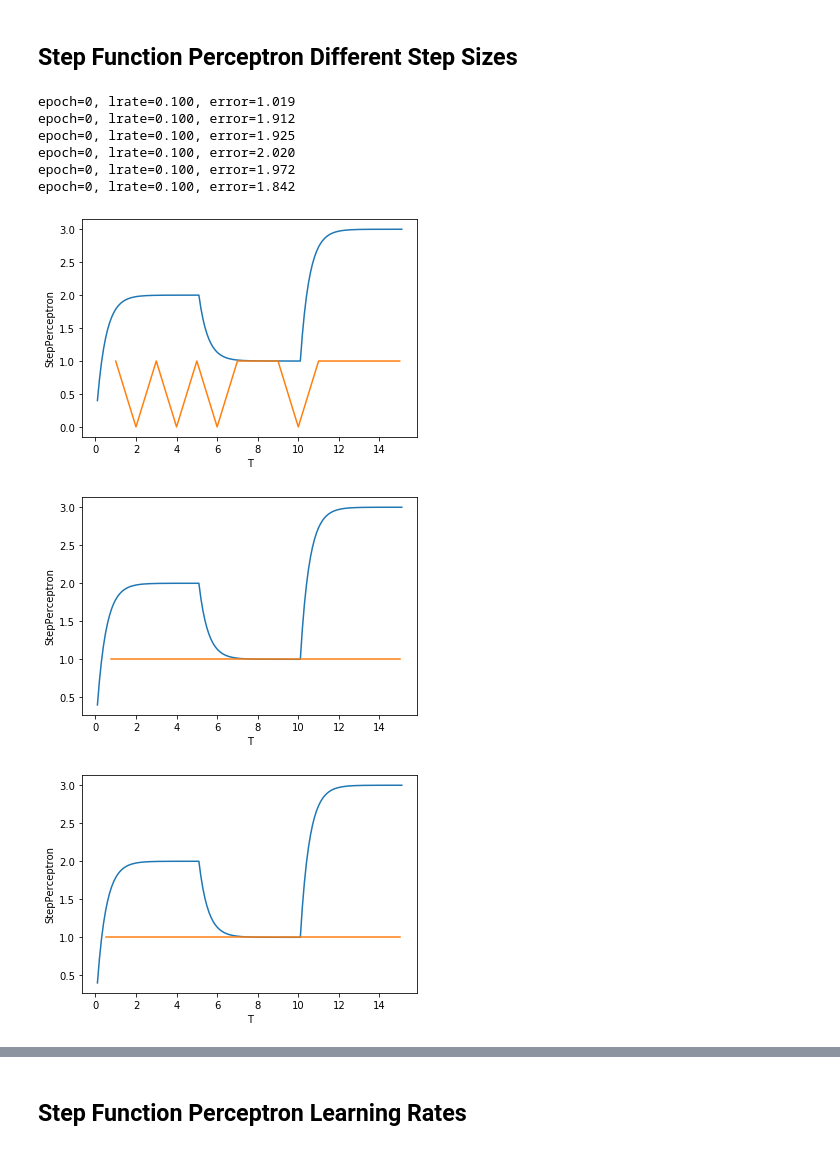
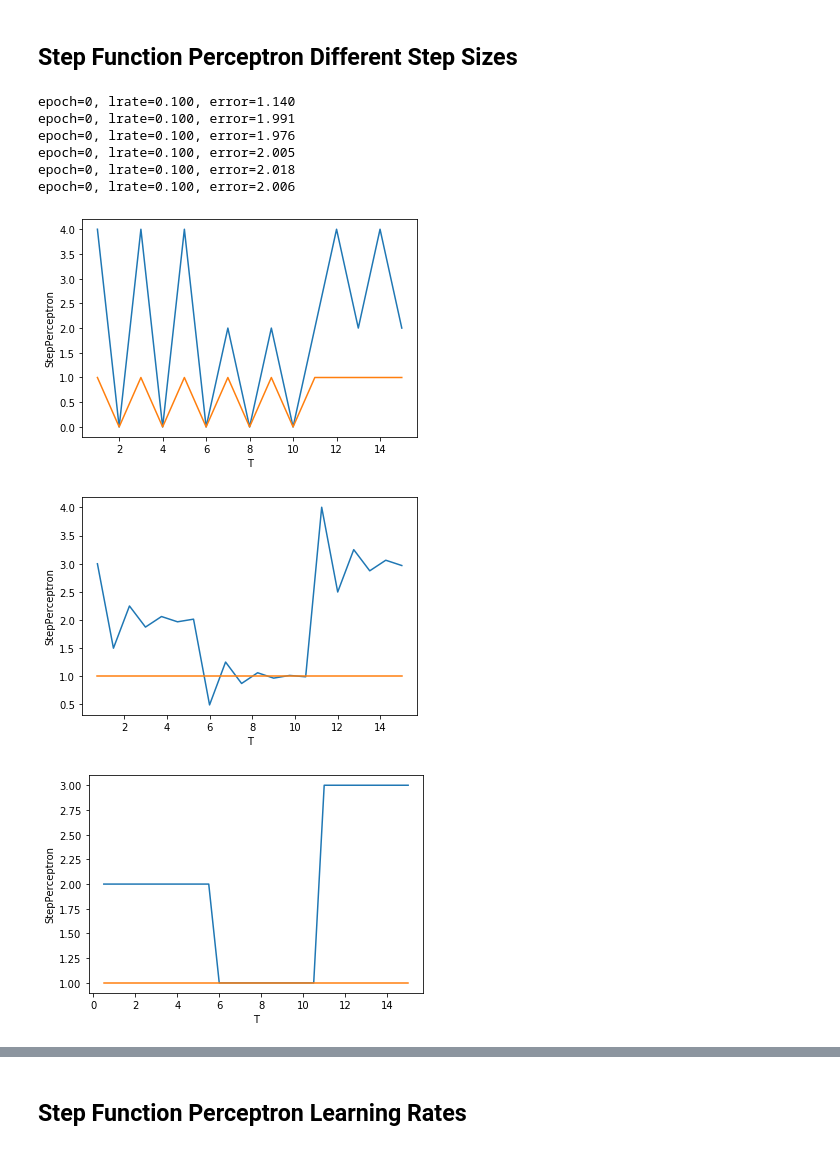
Before and after one commit to JamesDun2866/Computational-Science, a Jupyter notebook: Computational Science.ipynb, the cells around one changed output, grey strips where cells are left out. Cells and saved outputs as stored; diff of their text form; code cells hidden in the pictures.

```diff
--- a/Computational Science.ipynb
+++ b/Computational Science.ipynb
@@ -530,45 +520,45 @@ Enter Selected Epoch
 # %% [markdown]
 ## Step Function Perceptron Different Step Sizes
 # %%
-Noisedx2  = df2['xNoise'].to_numpy()
-Noisedx3  = df3['xNoise'].to_numpy()
-Noisedx4  = df4['xNoise'].to_numpy()
-Noisedx5  = df5['xNoise'].to_numpy()
-Noisedx6  = df6['xNoise'].to_numpy()
-Noisedx7  = df7['xNoise'].to_numpy()
+Noisedx2  = df2['xNoise'].to_numpy() #set Xnoise to varible (DF2) Step size (1)
+Noisedx3  = df3['xNoise'].to_numpy() #set Xnoise to varible (DF3) Step size (0.75)
+Noisedx4  = df4['xNoise'].to_numpy() #set Xnoise to varible (DF4) Step size (0.5)
+Noisedx5  = df5['xNoise'].to_numpy() #set Xnoise to varible (DF5) Step size (0.25)
+Noisedx6  = df6['xNoise'].to_numpy() #set Xnoise to varible (DF6) Step size (0.01)
+Noisedx7  = df7['xNoise'].to_numpy() #set Xnoise to varible (DF7) Step size (0.001)
 
-StepPerceptron2 = train_weights_step(Noisedx2,0.1,1)
-StepPerceptron3 = train_weights_step(Noisedx3,0.1,1)
-StepPerceptron4 = train_weights_step(Noisedx4,0.1,1)
-StepPerceptron5 = train_weights_step(Noisedx5,0.1,1)
-StepPerceptron6 = train_weights_step(Noisedx6,0.1,1)
-StepPerceptron7 = train_weights_step(Noisedx7,0.1,1)
+StepPerceptron2 = train_weights_step(Noisedx2,0.1,1) #Train the Xvalues (DF2) Step Size (1)
+StepPerceptron3 = train_weights_step(Noisedx3,0.1,1) #Train the Xvalues (DF3) Step Size (0.75)
+StepPerceptron4 = train_weights_step(Noisedx4,0.1,1) #Train the Xvalues (DF4) Step Size (0.5)
+StepPerceptron5 = train_weights_step(Noisedx5,0.1,1) #Train the Xvalues (DF5) Step Size (0.25)
+StepPerceptron6 = train_weights_step(Noisedx6,0.1,1) #Train the Xvalues (DF6) Step Size (0.01)
+StepPerceptron7 = train_weights_step(Noisedx7,0.1,1) #Train the Xvalues (DF7) Step Size (0.001)
 
-df2['StepPerceptron'] = StepPerceptron2
-df3['StepPerceptron'] = StepPerceptron3
-df4['StepPerceptron'] = StepPerceptron4
-df5['StepPerceptron'] = StepPerceptron5
-df6['StepPerceptron'] = StepPerceptron6
-df7['StepPerceptron'] = StepPerceptron7
+df2['StepPerceptron'] = StepPerceptron2 #Add predictions to dataframe (DF2) Step Size (1)
+df3['StepPerceptron'] = StepPerceptron3 #Add predictions to dataframe (DF3) Step Size (0.75)
+df4['StepPerceptron'] = StepPerceptron4 #Add predictions to dataframe (DF4) Step Size (0.5)
+df5['StepPerceptron'] = StepPerceptron5 #Add predictions to dataframe (DF5) Step Size (0.25)
+df6['StepPerceptron'] = StepPerceptron6 #Add predictions to dataframe (DF6) Step Size (0.01)
+df7['StepPerceptron'] = StepPerceptron7 #Add predictions to dataframe (DF7) Step Size (0.001)
 
-Noiseplt = sns.lineplot(x="T", y="X", data=df1)
-Stepplt = sns.lineplot(x="T", y="StepPerceptron", data=df2)
+Noiseplt = sns.lineplot(x="T", y="X", data=df2) #plot actual for (DF2) Step Size(1)
+Stepplt = sns.lineplot(x="T", y="StepPerceptron", data=df2) # Plot the perceptron output
 # %% [output]
-epoch=0, lrate=0.100, error=1.019
-epoch=0, lrate=0.100, error=1.912
-epoch=0, lrate=0.100, error=1.925
-epoch=0, lrate=0.100, error=2.020
-epoch=0, lrate=0.100, error=1.972
-epoch=0, lrate=0.100, error=1.842
+epoch=0, lrate=0.100, error=1.140
+epoch=0, lrate=0.100, error=1.991
+epoch=0, lrate=0.100, error=1.976
+epoch=0, lrate=0.100, error=2.005
+epoch=0, lrate=0.100, error=2.018
+epoch=0, lrate=0.100, error=2.006
-[figure, old version]
+[figure, new version]
 # %%
-Noiseplt = sns.lineplot(x="T", y="X", data=df1)
-Stepplt = sns.lineplot(x="T", y="StepPerceptron", data=df3)
+Noiseplt = sns.lineplot(x="T", y="X", data=df3)  #plot actual for (DF3) Step Size(0.75)
+Stepplt = sns.lineplot(x="T", y="StepPerceptron", data=df3) # Plot the perceptron output
 # %% [output]
-[figure, old version]
+[figure, new version]
 # %%
-Noiseplt = sns.lineplot(x="T", y="X", data=df1)
-Stepplt = sns.lineplot(x="T", y="StepPerceptron", data=df4)
+Noiseplt = sns.lineplot(x="T", y="X", data=df4) #plot actual for (DF4) Step Size(0.5)
+Stepplt = sns.lineplot(x="T", y="StepPerceptron", data=df4) # Plot the perceptron output
 # %% [output]
-[figure, old version]
+[figure, new version]
 # %%
```
Also changed, not shown: parts of 38 cells of this notebook.
